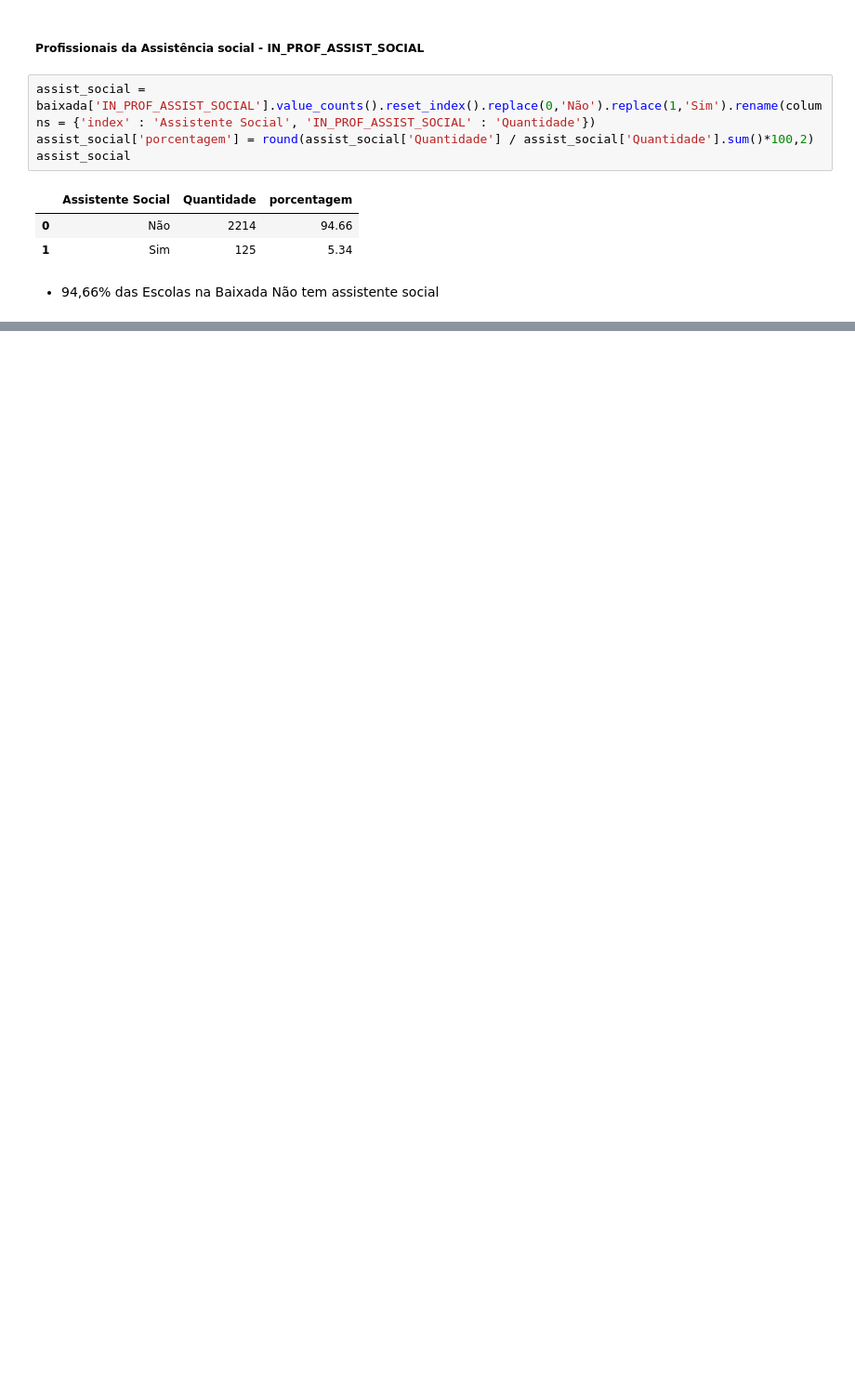
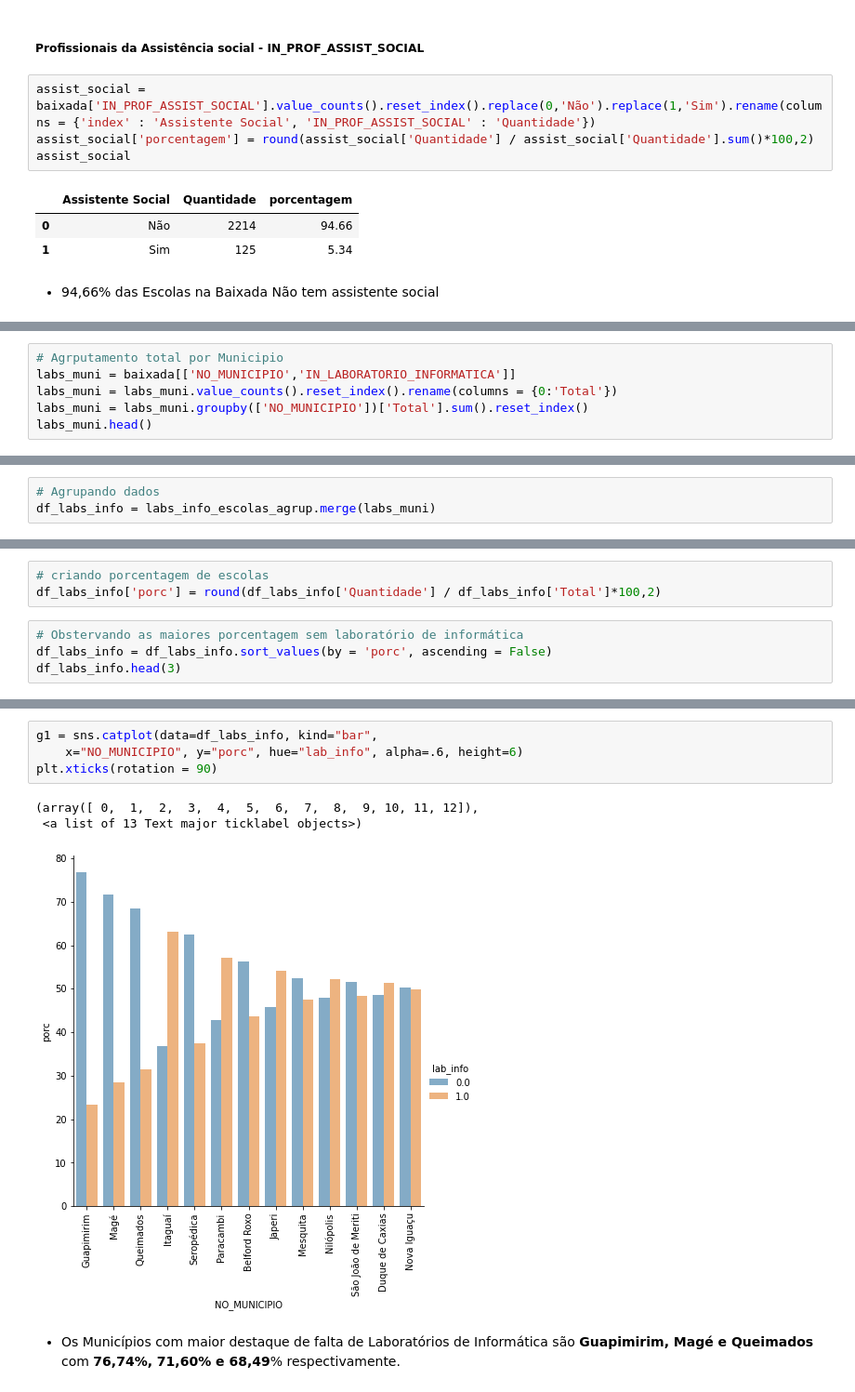
Before and after one commit to CyberBantu/Analise_CensoEscolar_RJ, a Jupyter notebook: Analise_dados_CensoEscolar_RJ.ipynb, the cells around one changed output, grey strips where cells are left out. Shown at 93% size. Saved outputs shown, nothing was run; the diff lists cells and outputs as text; blank space fills up the shorter version.

Commit message:
Adicionando dados Sobre Labs de Informática

```diff
--- a/Analise_dados_CensoEscolar_RJ.ipynb
+++ b/Analise_dados_CensoEscolar_RJ.ipynb
@@ -410,0 +432,6 @@ assist_social
+# %%
+# Agrputamento total por Municipio
+labs_muni = baixada[['NO_MUNICIPIO','IN_LABORATORIO_INFORMATICA']]
+labs_muni = labs_muni.value_counts().reset_index().rename(columns = {0:'Total'})
+labs_muni = labs_muni.groupby(['NO_MUNICIPIO'])['Total'].sum().reset_index()
+labs_muni.head()
@@ -410,0 +455,3 @@ assist_social
+# %%
+# Agrupando dados
+df_labs_info = labs_info_escolas_agrup.merge(labs_muni)
@@ -410,0 +465,7 @@ assist_social
+# %%
+# criando porcentagem de escolas
+df_labs_info['porc'] = round(df_labs_info['Quantidade'] / df_labs_info['Total']*100,2)
+# %%
+# Obstervando as maiores porcentagem sem laboratório de informática
+df_labs_info = df_labs_info.sort_values(by = 'porc', ascending = False)
+df_labs_info.head(3)
@@ -410,0 +499,10 @@ assist_social
+# %%
+g1 = sns.catplot(data=df_labs_info, kind="bar",
+    x="NO_MUNICIPIO", y="porc", hue="lab_info", alpha=.6, height=6)
+plt.xticks(rotation = 90)
+# %% [output]
+(array([ 0,  1,  2,  3,  4,  5,  6,  7,  8,  9, 10, 11, 12]),
+ <a list of 13 Text major ticklabel objects>)
+[figure, added]
+# %% [markdown]
+* Os Municípios com maior destaque de falta de Laboratórios de Informática são **Guapimirim, Magé e Queimados** com **76,74%, 71,60% e 68,49**% respectivamente.
```
Also changed, not shown: parts of 11 cells of this notebook.
